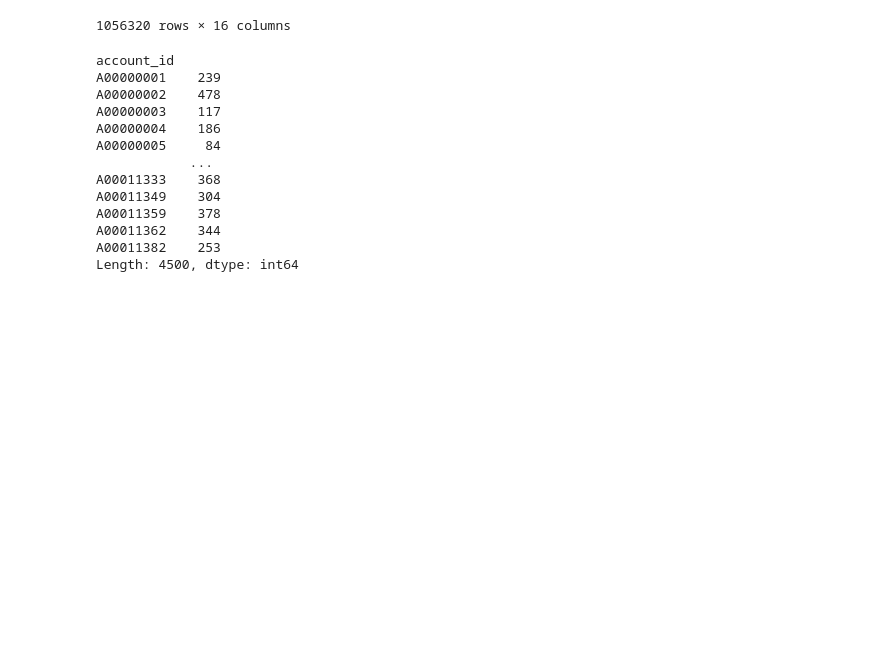
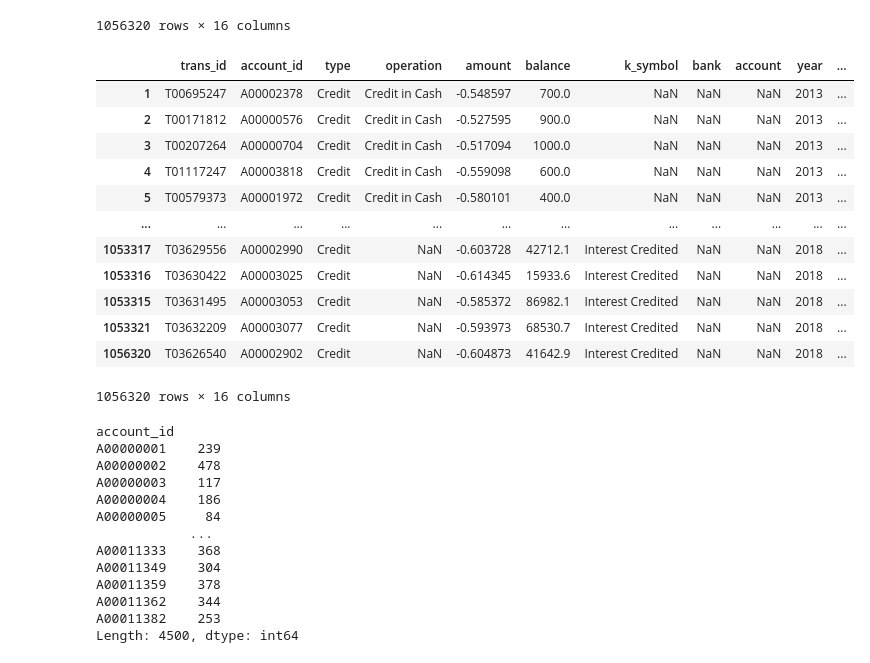
Before and after one commit to ebarkhordar/clustering-of-bank-customers, a Jupyter notebook: Czech_customer_segmentation.ipynb, the cells around one changed output. Saved outputs shown, nothing was run; the diff lists cells and outputs as text; code cells hidden in the pictures; blank space fills up the shorter version.

```diff
--- a/Czech_customer_segmentation.ipynb
+++ b/Czech_customer_segmentation.ipynb
@@ -210,3 +215,19 @@ df_trans_groupby_account_id = df_trans.groupby(['account_id'])
+# %%
+df_z_scaled
+# %% [output]
+|  | trans_id | account_id | type | operation | amount | balance | k_symbol | bank | account | year | ... |
+| 1 | T00695247 | A00002378 | Credit | Credit in Cash | -0.548597 | 700.0 | NaN | NaN | NaN | 2013 | ... |
+| 2 | T00171812 | A00000576 | Credit | Credit in Cash | -0.527595 | 900.0 | NaN | NaN | NaN | 2013 | ... |
+| 3 | T00207264 | A00000704 | Credit | Credit in Cash | -0.517094 | 1000.0 | NaN | NaN | NaN | 2013 | ... |
+| 4 | T01117247 | A00003818 | Credit | Credit in Cash | -0.559098 | 600.0 | NaN | NaN | NaN | 2013 | ... |
+| 5 | T00579373 | A00001972 | Credit | Credit in Cash | -0.580101 | 400.0 | NaN | NaN | NaN | 2013 | ... |
+| ... | ... | ... | ... | ... | ... | ... | ... | ... | ... | ... | ... |
+| 1053317 | T03629556 | A00002990 | Credit | NaN | -0.603728 | 42712.1 | Interest Credited | NaN | NaN | 2018 | ... |
+| 1053316 | T03630422 | A00003025 | Credit | NaN | -0.614345 | 15933.6 | Interest Credited | NaN | NaN | 2018 | ... |
+| 1053315 | T03631495 | A00003053 | Credit | NaN | -0.585372 | 86982.1 | Interest Credited | NaN | NaN | 2018 | ... |
+| 1053321 | T03632209 | A00003077 | Credit | NaN | -0.593973 | 68530.7 | Interest Credited | NaN | NaN | 2018 | ... |
+| 1056320 | T03626540 | A00002902 | Credit | NaN | -0.604873 | 41642.9 | Interest Credited | NaN | NaN | 2018 | ... |
+1056320 rows × 16 columns
 # %%
 df = df_trans_groupby_account_id
 df_trans_groupby_account_id.size()
```
Also changed, not shown: parts of 11 cells of this notebook.
